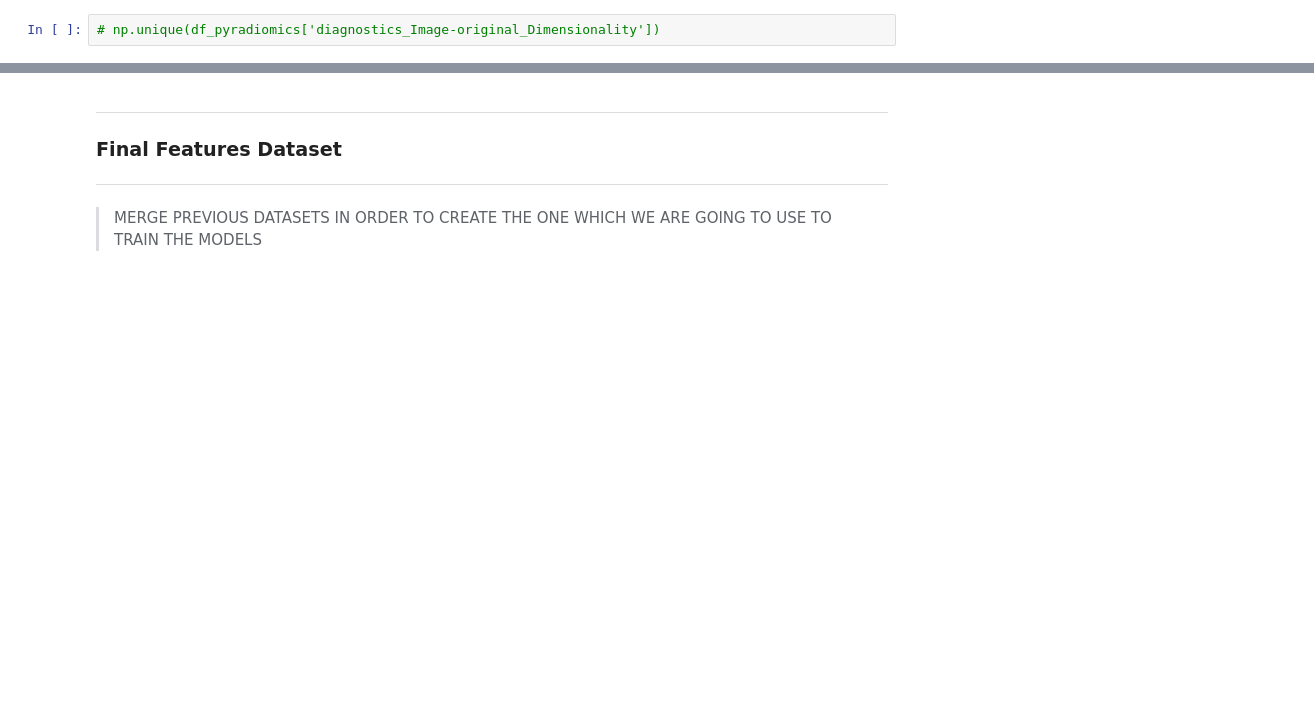
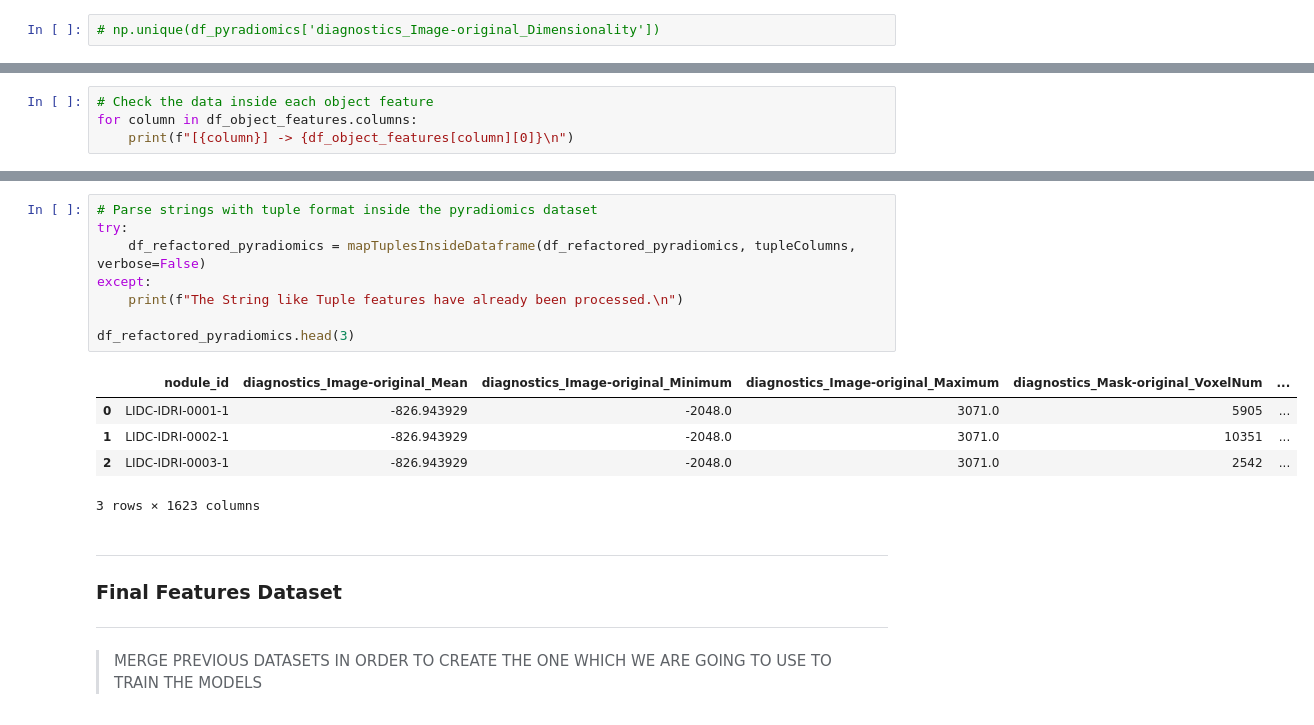
Before and after one commit to EstevesX10/Lung-Cancer-Classification-with-CT-Scans, a Jupyter notebook: Lung Cancer Classification with CT Scans/LungCancerClassification.ipynb, the cells around one changed output, grey strips where cells are left out. Saved outputs shown, nothing was run; the diff lists cells and outputs as text; blank space fills up the shorter version.

```diff
--- a/Lung Cancer Classification with CT Scans/LungCancerClassification.ipynb
+++ b/Lung Cancer Classification with CT Scans/LungCancerClassification.ipynb
@@ -660,0 +692,4 @@ df_refactored_pyradiomics.head(3)
+# %%
+# Check the data inside each object feature
+for column in df_object_features.columns:
+    print(f"[{column}] -> {df_object_features[column][0]}\n")
@@ -661,3 +777,17 @@ df_refactored_pyradiomics.head(3)
+# %%
+# Parse strings with tuple format inside the pyradiomics dataset
+try:
+    df_refactored_pyradiomics = mapTuplesInsideDataframe(df_refactored_pyradiomics, tupleColumns, verbose=False)
+except:
+    print(f"The String like Tuple features have already been processed.\n")
+
+df_refactored_pyradiomics.head(3)
+# %% [output]
+|  | nodule_id | diagnostics_Image-original_Mean | diagnostics_Image-original_Minimum | diagnostics_Image-original_Maximum | diagnostics_Mask-original_VoxelNum | ... |
+| 0 | LIDC-IDRI-0001-1 | -826.943929 | -2048.0 | 3071.0 | 5905 | ... |
+| 1 | LIDC-IDRI-0002-1 | -826.943929 | -2048.0 | 3071.0 | 10351 | ... |
+| 2 | LIDC-IDRI-0003-1 | -826.943929 | -2048.0 | 3071.0 | 2542 | ... |
+3 rows × 1623 columns
 # %% [markdown]
 ---
 ### Final Features Dataset
```
Also changed, not shown: parts of 23 cells of this notebook.
